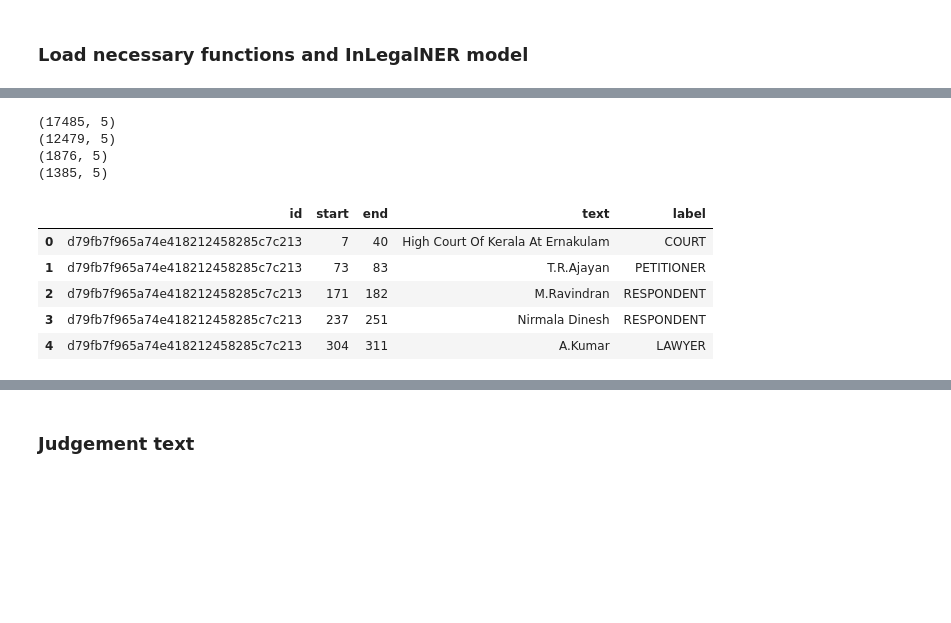
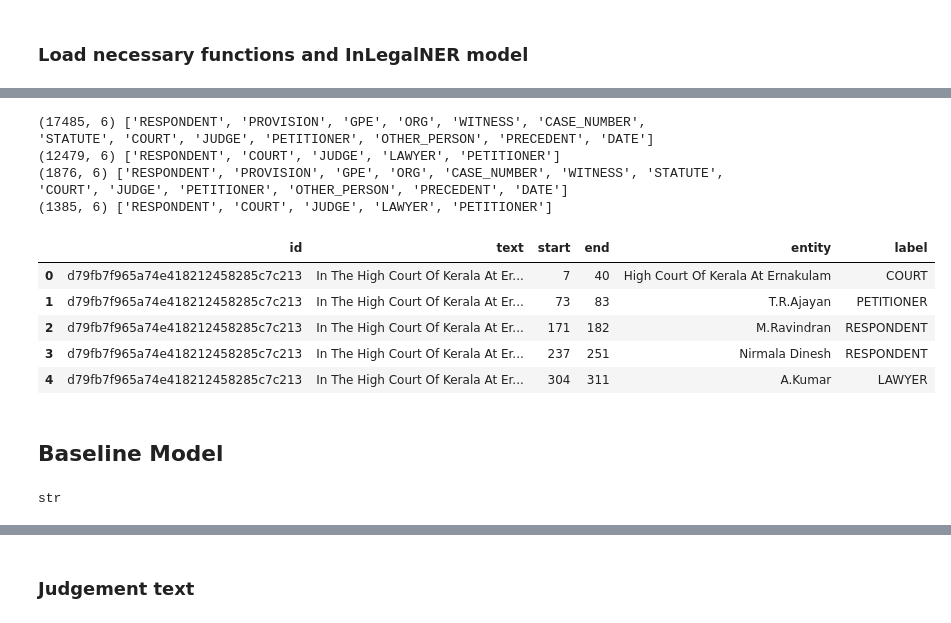
Before and after one commit to tyagirashi/Legal_NER, a Jupyter notebook: NERRUS.ipynb, the cells around one changed output, grey strips where cells are left out. Drawn from its saved outputs; the diff is of its cells as text; code cells hidden in the pictures; blank space fills up the shorter version.

```diff
--- a/NERRUS.ipynb
+++ b/NERRUS.ipynb
@@ -75,30 +83,3 @@ f.close()
 f = open('NER_DEV_PREAMBLE.json')
 dev_preamble_data = json.load(f)
 f.close()
-# %%
-import nltk
-import pandas as pd
-nltk.download('punkt', quiet=True)
-nltk.download('stopwords', quiet=True)
-
-def json_to_dataframe(data):
-    id = []
-    start = []
-    end = []
-    text = []
-    label = []
-
-    for d in data:
-        id_text = d['id']
-        for x in d['annotations']:
-            info = x['result']
-            for i in info:
-                i_dict = i['value']
-                id.append(id_text)
-                start.append(i_dict['start'])
-                end.append(i_dict['end'])
-                text.append(i_dict['text'])
-                label.append(i_dict['labels'][0])
-
-    df_train = pd.DataFrame(list(zip(id,start,end,text,label)), columns=['id','start','end','text','label'])
-    return(df_train)
@@ -114,28 +86,36 @@ def json_to_dataframe(data):
 # %%
-df_train_judgement = json_to_dataframe(train_judgement_data)
-print(df_train_judgement.shape)
+from utils import json_to_dataframe
 
-df_train_preamble = json_to_dataframe(train_preamble_data)
-print(df_train_preamble.shape)
+df_train_judgement, df_train_judgement_labels = json_to_dataframe(train_judgement_data)
+print(df_train_judgement.shape, df_train_judgement_labels)
+
+df_train_preamble, df_train_preamble_labels = json_to_dataframe(train_preamble_data)
+print(df_train_preamble.shape, df_train_preamble_labels)
 #df_train_preamble.head(5)
 
-df_dev_judgement = json_to_dataframe(dev_judgement_data)
-print(df_dev_judgement.shape)
+df_dev_judgement, df_dev_judgement_labels = json_to_dataframe(dev_judgement_data)
+print(df_dev_judgement.shape, df_dev_judgement_labels)
 #df_dev_judgement.head(5)
 
-df_dev_preamble = json_to_dataframe(dev_preamble_data)
-print(df_dev_preamble.shape)
+df_dev_preamble, df_dev_preamble_labels = json_to_dataframe(dev_preamble_data)
+print(df_dev_preamble.shape, df_dev_preamble_labels)
 #df_dev_preamble.head(5)
 
 df_train_preamble.head(5)
 # %% [output]
-(17485, 5)
-(12479, 5)
-(1876, 5)
-(1385, 5)
+(17485, 6) ['RESPONDENT', 'PROVISION', 'GPE', 'ORG', 'WITNESS', 'CASE_NUMBER', 'STATUTE', 'COURT', 'JUDGE', 'PETITIONER', 'OTHER_PERSON', 'PRECEDENT', 'DATE']
+(12479, 6) ['RESPONDENT', 'COURT', 'JUDGE', 'LAWYER', 'PETITIONER']
+(1876, 6) ['RESPONDENT', 'PROVISION', 'GPE', 'ORG', 'CASE_NUMBER', 'WITNESS', 'STATUTE', 'COURT', 'JUDGE', 'PETITIONER', 'OTHER_PERSON', 'PRECEDENT', 'DATE']
+(1385, 6) ['RESPONDENT', 'COURT', 'JUDGE', 'LAWYER', 'PETITIONER']
-|  | id | start | end | text | label |
-| 0 | d79fb7f965a74e418212458285c7c213 | 7 | 40 | High Court Of Kerala At Ernakulam | COURT |
-| 1 | d79fb7f965a74e418212458285c7c213 | 73 | 83 | T.R.Ajayan | PETITIONER |
-| 2 | d79fb7f965a74e418212458285c7c213 | 171 | 182 | M.Ravindran | RESPONDENT |
-| 3 | d79fb7f965a74e418212458285c7c213 | 237 | 251 | Nirmala Dinesh | RESPONDENT |
-| 4 | d79fb7f965a74e418212458285c7c213 | 304 | 311 | A.Kumar | LAWYER |
+|  | id | text | start | end | entity | label |
+| 0 | d79fb7f965a74e418212458285c7c213 | In The High Court Of Kerala At Er... | 7 | 40 | High Court Of Kerala At Ernakulam | COURT |
+| 1 | d79fb7f965a74e418212458285c7c213 | In The High Court Of Kerala At Er... | 73 | 83 | T.R.Ajayan | PETITIONER |
+| 2 | d79fb7f965a74e418212458285c7c213 | In The High Court Of Kerala At Er... | 171 | 182 | M.Ravindran | RESPONDENT |
+| 3 | d79fb7f965a74e418212458285c7c213 | In The High Court Of Kerala At Er... | 237 | 251 | Nirmala Dinesh | RESPONDENT |
+| 4 | d79fb7f965a74e418212458285c7c213 | In The High Court Of Kerala At Er... | 304 | 311 | A.Kumar | LAWYER |
+# %% [markdown]
+## Baseline Model
+# %%
+type(train_preamble_data[0]["data"]["text"])
+# %% [output]
+str
```
Also changed, not shown: parts of 7 cells of this notebook, 2 other files.
